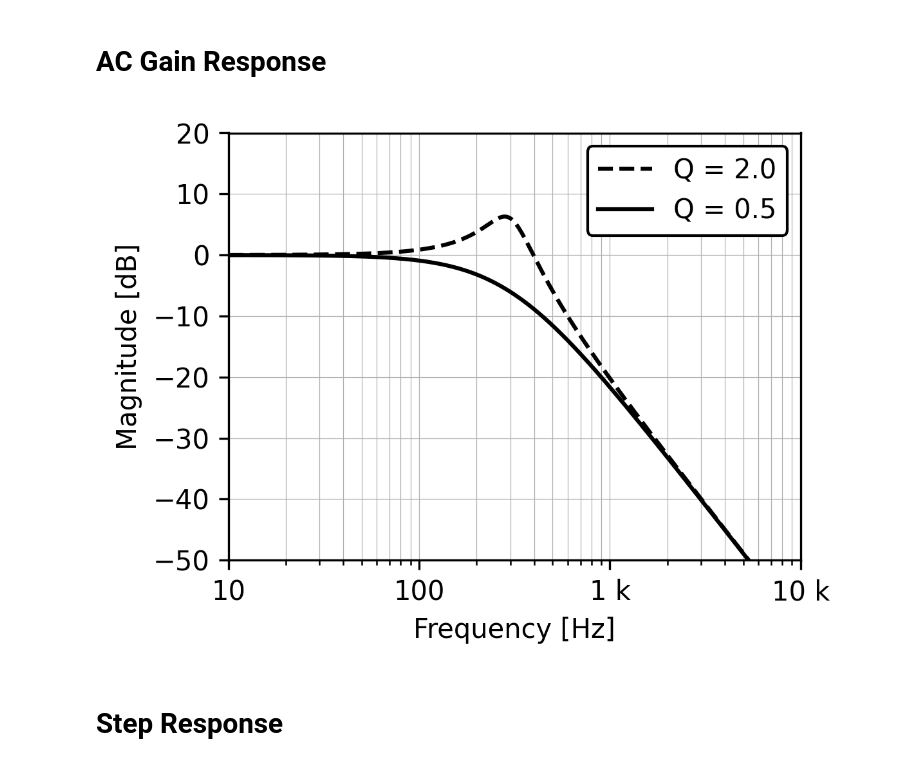
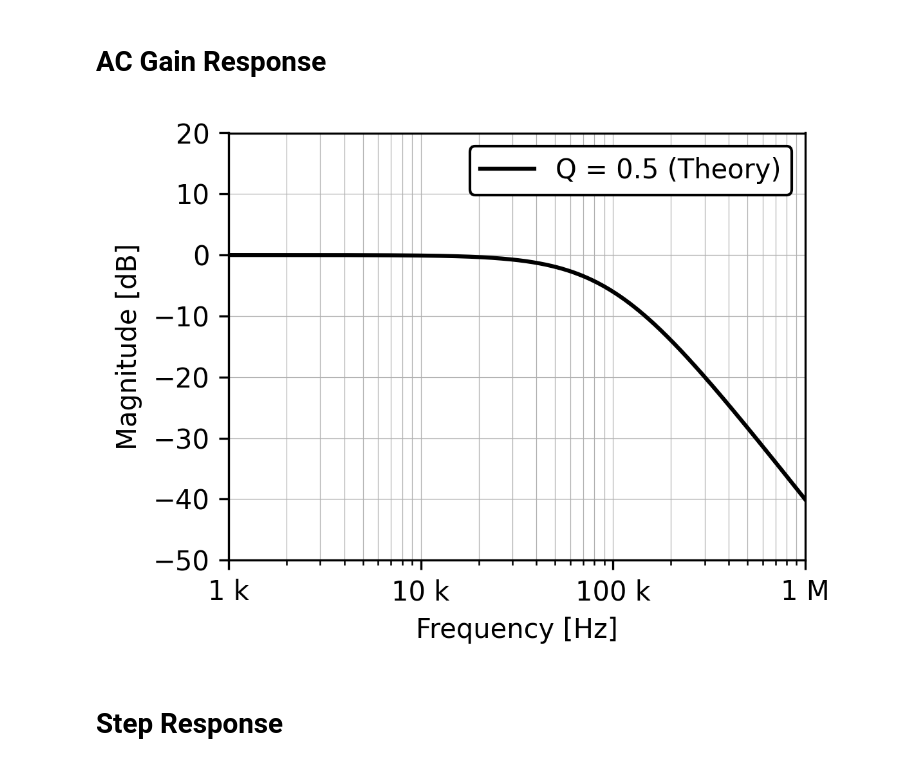
Before and after one commit to KwantaeKim/ELEC-E3530, a Jupyter notebook: CAD3.ipynb, the cells around one changed output. Cells and saved outputs as stored; diff of their text form; code cells hidden in the pictures.

```diff
--- a/CAD3.ipynb
+++ b/CAD3.ipynb
@@ -1,42 +1,33 @@
 # %% [markdown]
 # AC Gain Response
 # %%
-import numpy as np, matplotlib.pyplot as plt
+import numpy as np, matplotlib.pyplot as plt, pandas as pd
 from scipy import signal
 from matplotlib.ticker import EngFormatter
 
-# Parameters
-plt_fmin = 1		# 10^fmax
-plt_fmax = 4		# 10^fmin
-f0 = 300
-w0 = 2 * np.pi * f0
-freq = np.logspace(plt_fmin, plt_fmax, 1000) # Hz
-w = 2 * np.pi * freq
+"""Import simulated data (tsv)"""
+# df = pd.read_csv("cad3_data.tsv", sep="\t", header=None)
 
-cases = [
-	(2.0, "--", "Q = 2.0"),
-	(0.5, "-", "Q = 0.5"),
-]
+plt_fmin, plt_fmax, w0 = 1e3, 1e6, 2 * np.pi * 100e3
+freq = np.logspace(np.log10(plt_fmin), np.log10(plt_fmax), 1000)
+
+sys = signal.TransferFunction([w0**2], [1, w0/0.5, w0**2])
+_, mag, _ = signal.bode(sys, 2 * np.pi * freq)
+
 plt.figure(figsize=(4, 3), dpi=300)
-fmt = EngFormatter(places=0)
+plt.semilogx(freq, mag, "-", color="black", lw=1.5, label="Q = 0.5 (Theory)")
 
-for Q, style, label in cases:
-	sys = signal.TransferFunction([w0**2], [1, w0/Q, w0**2])
-	_, mag, _ = signal.bode(sys, w)
-	plt.semilogx(freq, mag, style, color="black", linewidth=1.5, label=label)
+"""Plot simulated data (tsv)"""
+# plt.semilogx(df[0], df[1], "--", color="red", lw=1, label="Simulated")
 
-plt.xlabel("Frequency [Hz]")
-plt.ylabel("Magnitude [dB]")
-plt.xlim(10**plt_fmin, 10**plt_fmax)
-plt.ylim(-50, 20)
-plt.grid(True, which="both", linewidth=0.3)
+plt.xlabel("Frequency [Hz]"); plt.ylabel("Magnitude [dB]")
+plt.xlim(plt_fmin, plt_fmax); plt.ylim(-50, 20)
+plt.grid(True, which="both", lw=0.3)
 plt.legend(framealpha=1, edgecolor="black")
-ax = plt.gca()
-ax.xaxis.set_major_formatter(fmt)
-plt.tight_layout()
-plt.show()
+plt.gca().xaxis.set_major_formatter(EngFormatter(places=0))
+plt.tight_layout(); plt.show()
 # %% [output]
-[figure, old version]
+[figure, new version]
 # %% [markdown]
 # Step Response
 # %%
```
Also changed, not shown: parts of 1 cell of this notebook, 2 other files.
